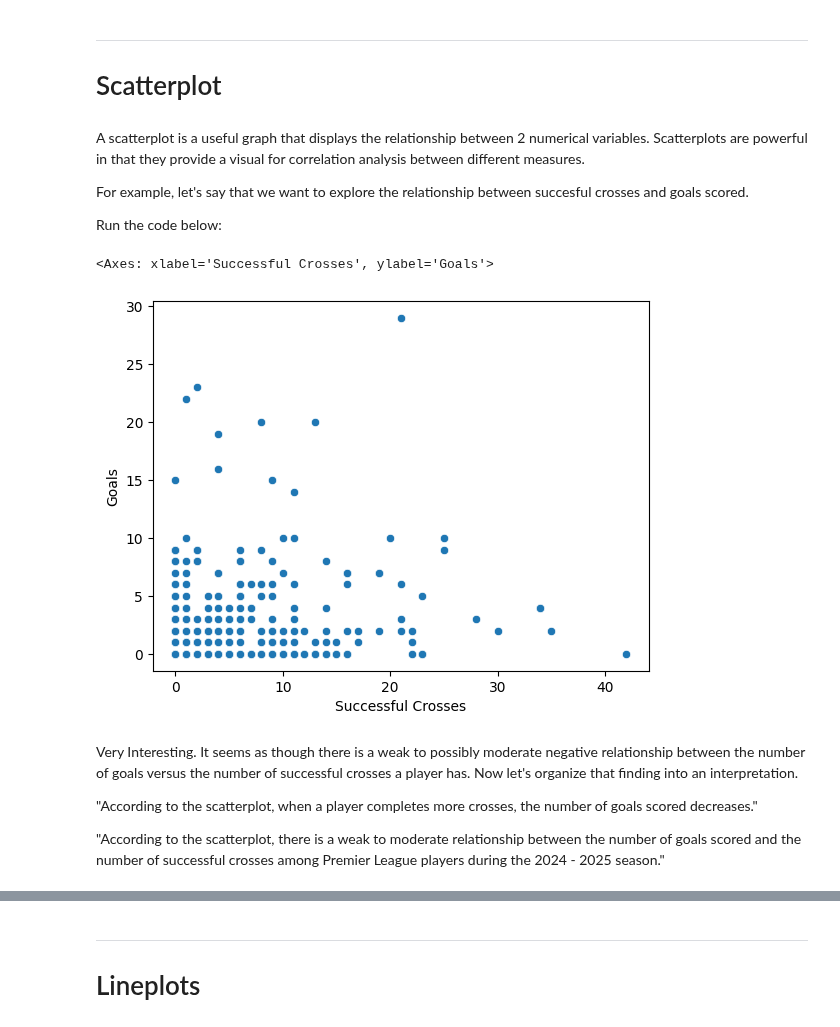
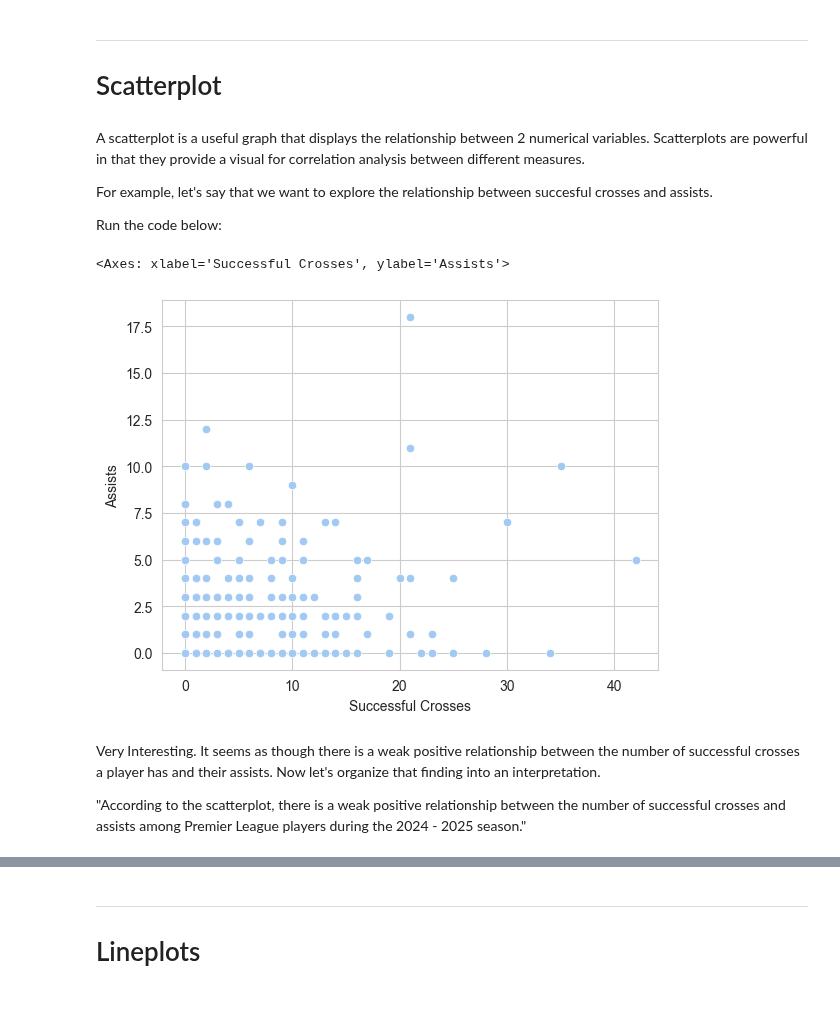
Before and after one commit to schuckers/Charlotte_SCORE_Summer25, a Jupyter notebook: Modules/Seaborn and Basic visualizations in Python Using English Premier League data by Austin Hayes/Seaborn and Basic visualizations in Python Using English Premier League data by Austin Hayes.ipynb, the cells around one changed output, grey strips where cells are left out. Saved outputs shown, nothing was run; the diff lists cells and outputs as text; code cells hidden in the pictures.

```diff
--- a/Modules/Seaborn and Basic visualizations in Python Using English Premier League data by Austin Hayes/Seaborn and Basic visualizations in Python Using English Premier League data by Austin Hayes.ipynb
+++ b/Modules/Seaborn and Basic visualizations in Python Using English Premier League data by Austin Hayes/Seaborn and Basic visualizations in Python Using English Premier League data by Austin Hayes.ipynb
@@ -123,18 +123,16 @@ Index(['Player Name', 'Club', 'Nationality', 'Position', 'Appearances',
 # %% [markdown]
 A scatterplot is a useful graph that displays the relationship between 2 numerical variables. Scatterplots are powerful in that they provide a visual for correlation analysis between different measures.
 
-For example, let's say that we want to explore the relationship between succesful crosses and goals scored.
+For example, let's say that we want to explore the relationship between succesful crosses and assists.
 
 Run the code below:
 # %%
-# Create a scatterplot to visualize the relationship between successful crosses and goals scored
-sns.scatterplot(data = premier_league_data, x='Successful Crosses', y='Goals')
+# Create a scatterplot to visualize the relationship between successful crosses and assists
+sns.scatterplot(data = premier_league_data, x='Successful Crosses', y='Assists')
 # %% [output]
-<Axes: xlabel='Successful Crosses', ylabel='Goals'>
+<Axes: xlabel='Successful Crosses', ylabel='Assists'>
-[figure, old version]
+[figure, new version]
 # %% [markdown]
-Very Interesting. It seems as though there is a weak to possibly moderate negative relationship between the number of goals versus the number of successful crosses a player has. Now let's organize that finding into an interpretation.
+Very Interesting. It seems as though there is a weak positive relationship between the number of successful crosses a player has and their assists. Now let's organize that finding into an interpretation.
 
-"According to the scatterplot, when a player completes more crosses, the number of goals scored decreases."
-
-"According to the scatterplot, there is a weak to moderate relationship between the number of goals scored and the number of successful crosses among Premier League players during the 2024 - 2025 season."
+"According to the scatterplot, there is a weak positive relationship between the number of successful crosses and assists among Premier League players during the 2024 - 2025 season."
```
Also changed, not shown: parts of 8 cells of this notebook.
